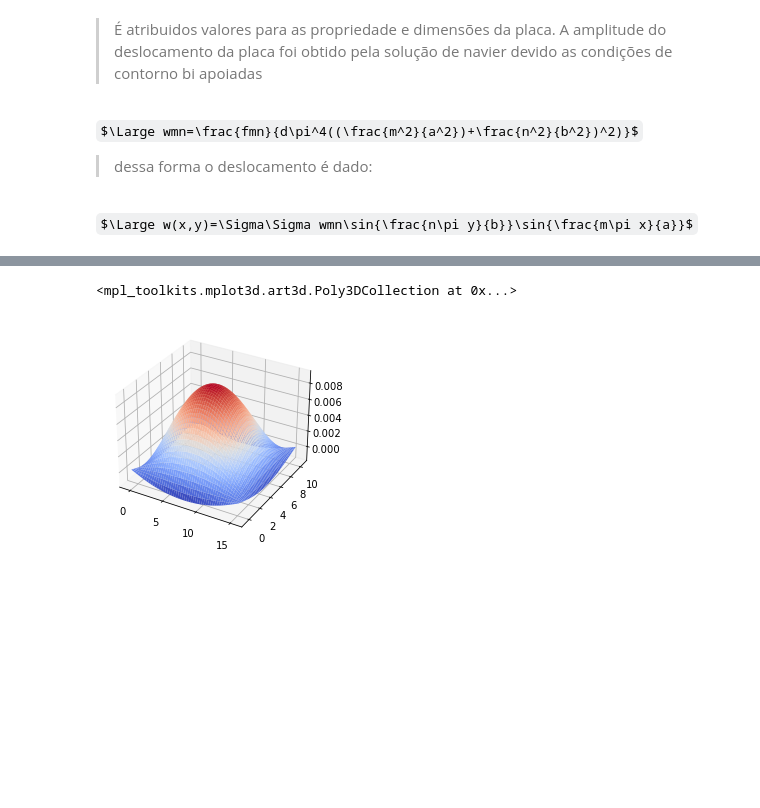
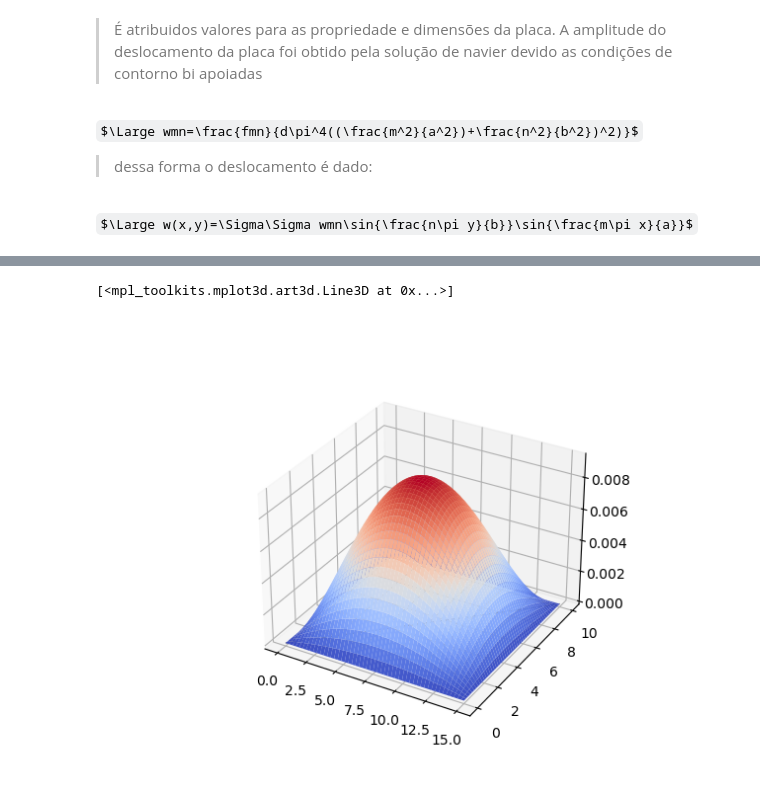
Before and after one commit to jonasyama/Jupyter-notebook, a Jupyter notebook: lista3exp.ipynb, the cells around one changed output, grey strips where cells are left out. Drawn from its saved outputs; the diff is of its cells as text; code cells hidden in the pictures; some formulas as TeX source; blank space fills up the shorter version.

```diff
--- a/lista3exp.ipynb
+++ b/lista3exp.ipynb
@@ -117,9 +116,10 @@ ax1.contour(x1,y1,Vy(x1,y1),levels=10, cmap='coolwarm')
 # %%
 fig, ax = plt.subplots(subplot_kw={"projection": "3d"})
 ax.plot_surface(x1,y1,WW(x1,y1),cmap='coolwarm',)
+ax.plot([0,15], [0, 10], color='grey', linewidth=1, linestyle='dashed')
 # %% [output]
-<mpl_toolkits.mplot3d.art3d.Poly3DCollection at 0x...>
+[<mpl_toolkits.mplot3d.art3d.Line3D at 0x...>]
-[figure, old version]
+[figure, new version]
 # %%
 fig, axes = plt.subplots(1, 3, figsize=(16,5))
 ax = axes[0]
```
Also changed, not shown: parts of 7 cells of this notebook, 16 other files.
